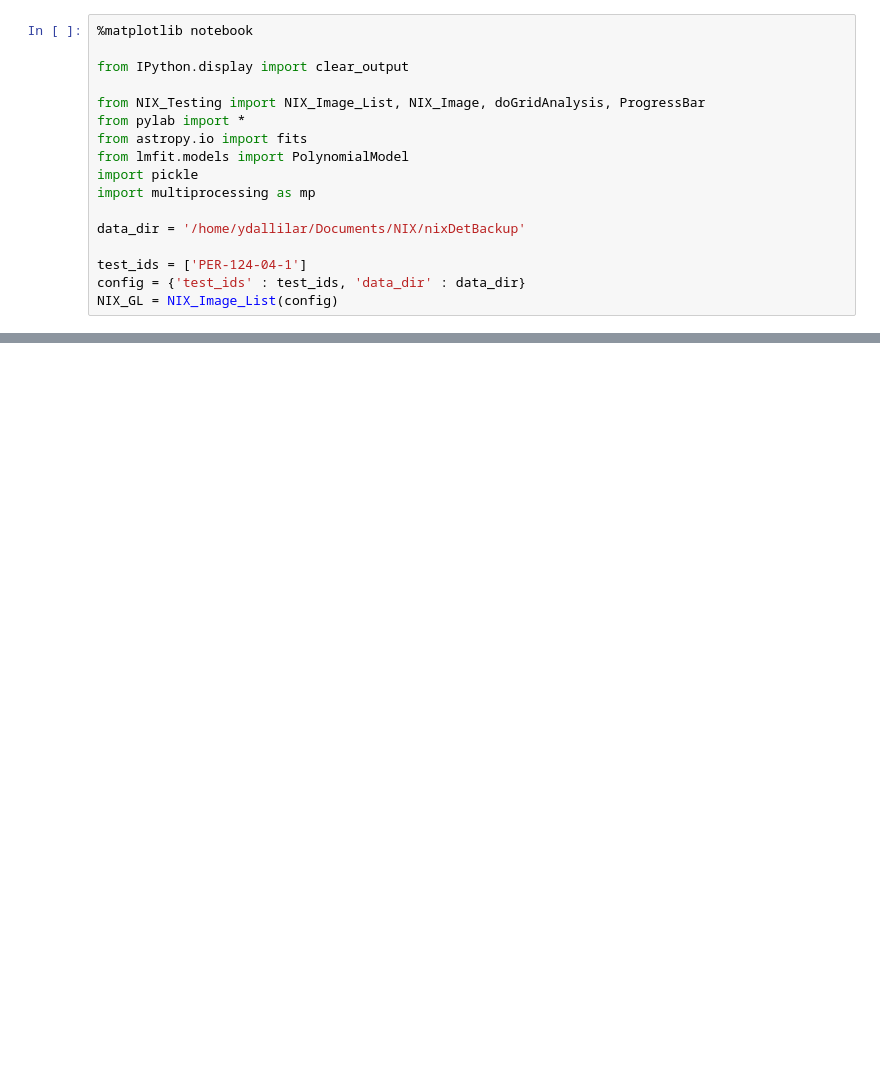
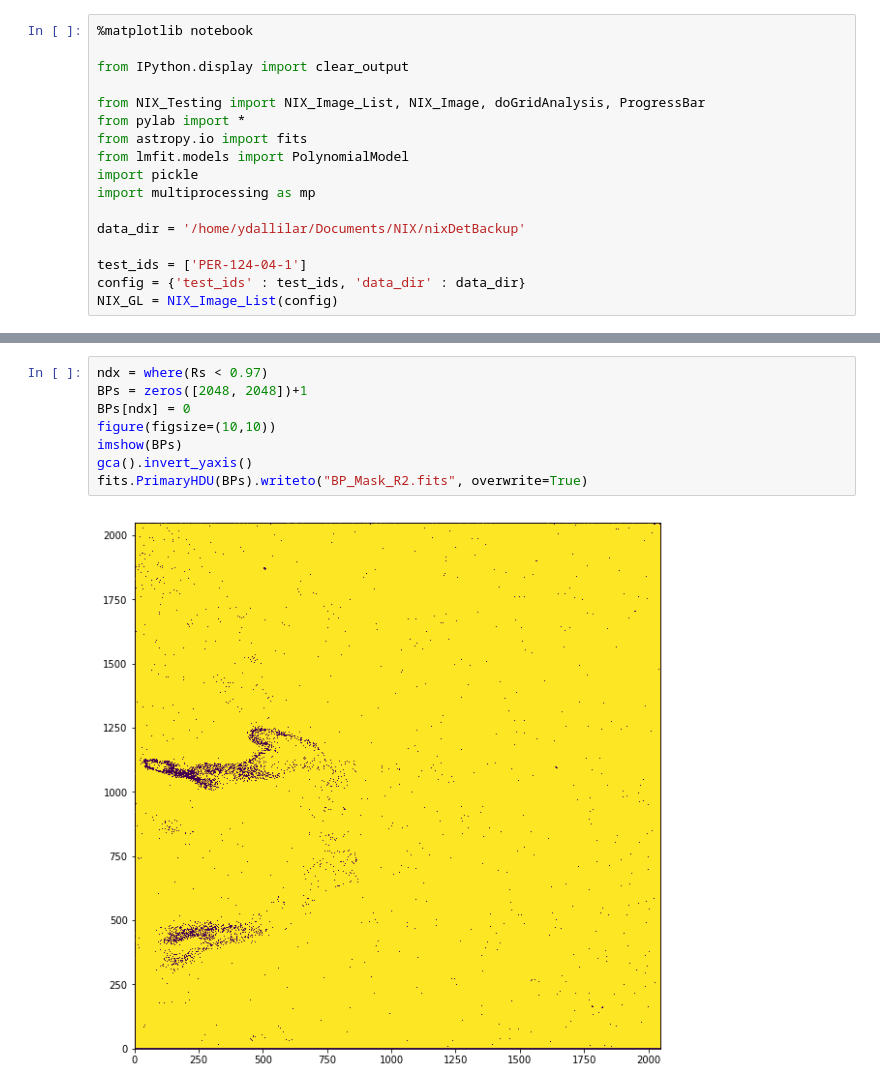
Before and after one commit to pssncp142/NIX_Testing, a Jupyter notebook: workdir/MessingAround.ipynb, the cells around one changed output, grey strips where cells are left out. Cells and saved outputs as stored; diff of their text form; blank space fills up the shorter version.

```diff
--- a/workdir/MessingAround.ipynb
+++ b/workdir/MessingAround.ipynb
@@ -104,0 +90,10 @@ fits.PrimaryHDU(ims[:,:,10]/NPhot).writeto("out/reg_test.fits", overwrite=True)
+# %%
+ndx = where(Rs < 0.97)
+BPs = zeros([2048, 2048])+1
+BPs[ndx] = 0
+figure(figsize=(10,10))
+imshow(BPs)
+gca().invert_yaxis()
+fits.PrimaryHDU(BPs).writeto("BP_Mask_R2.fits", overwrite=True)
+# %% [output]
+[figure, added]
```
Also changed, not shown: parts of 9 cells of this notebook.
